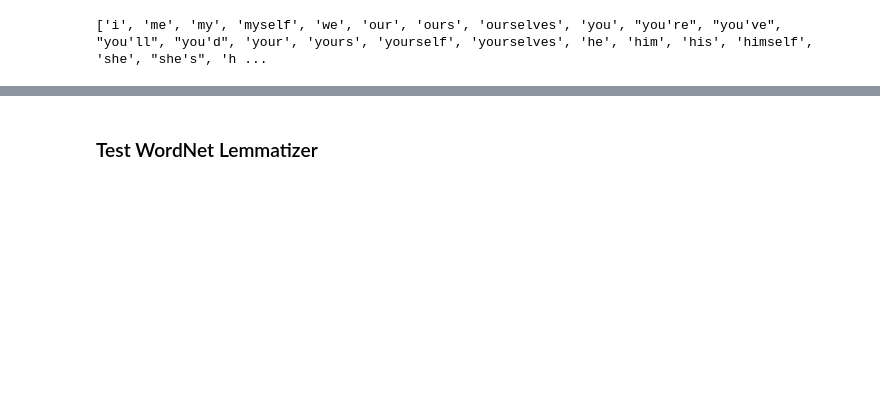
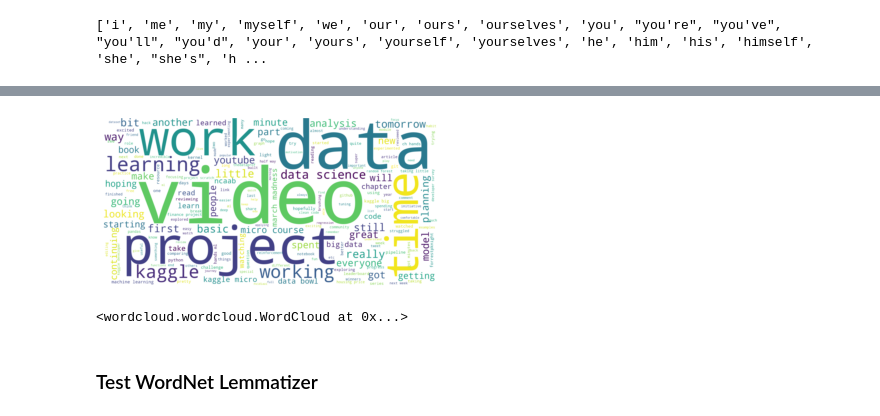
Before and after one commit to MarkusMueller-DS/66DaysofData-tweets, a Jupyter notebook: notebooks/Hashtag_analysis_WC.ipynb, the cells around one changed output, grey strips where cells are left out. Cells and saved outputs as stored; diff of their text form; code cells hidden in the pictures; blank space fills up the shorter version.

```diff
--- a/notebooks/Hashtag_analysis_WC.ipynb
+++ b/notebooks/Hashtag_analysis_WC.ipynb
@@ -229,9 +240,12 @@ for w in words:
 # %%
 wordcloud = WordCloud(width=1200, height=600, background_color="white", collocations=True, scale=1.8).generate(str_ken)
 plt.imshow(wordcloud, interpolation='bilinear')
 plt.axis("off")
 plt.show()
-wordcloud.to_file('wc_newstop.png')
+# wordcloud.to_file('wc_newstop.png')
+# %% [output]
+[figure, added]
+<wordcloud.wordcloud.WordCloud at 0x...>
 # %% [markdown]
 ### Test WordNet Lemmatizer
 # %%
```
Also changed, not shown: parts of 7 cells of this notebook, 2 other files.
